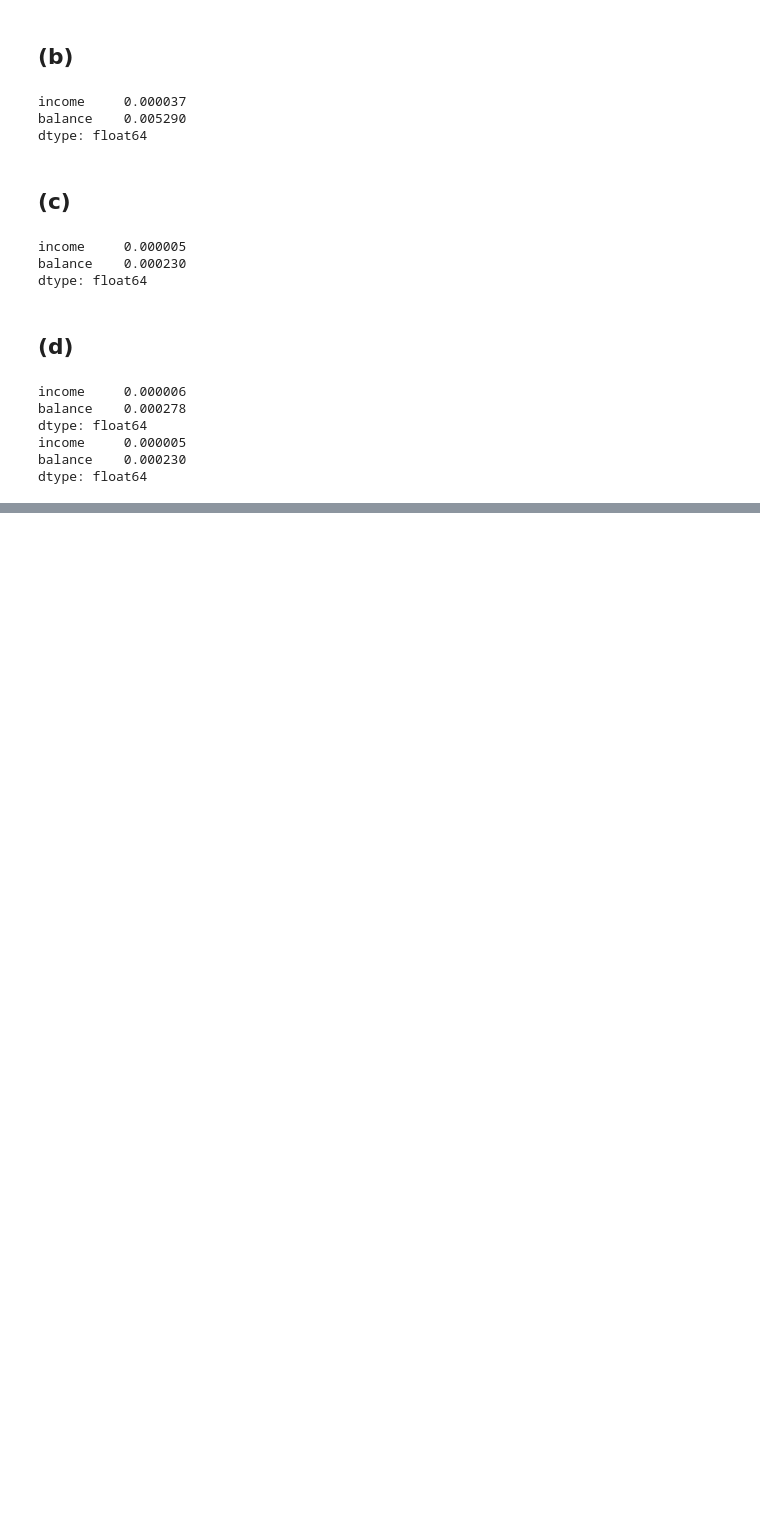
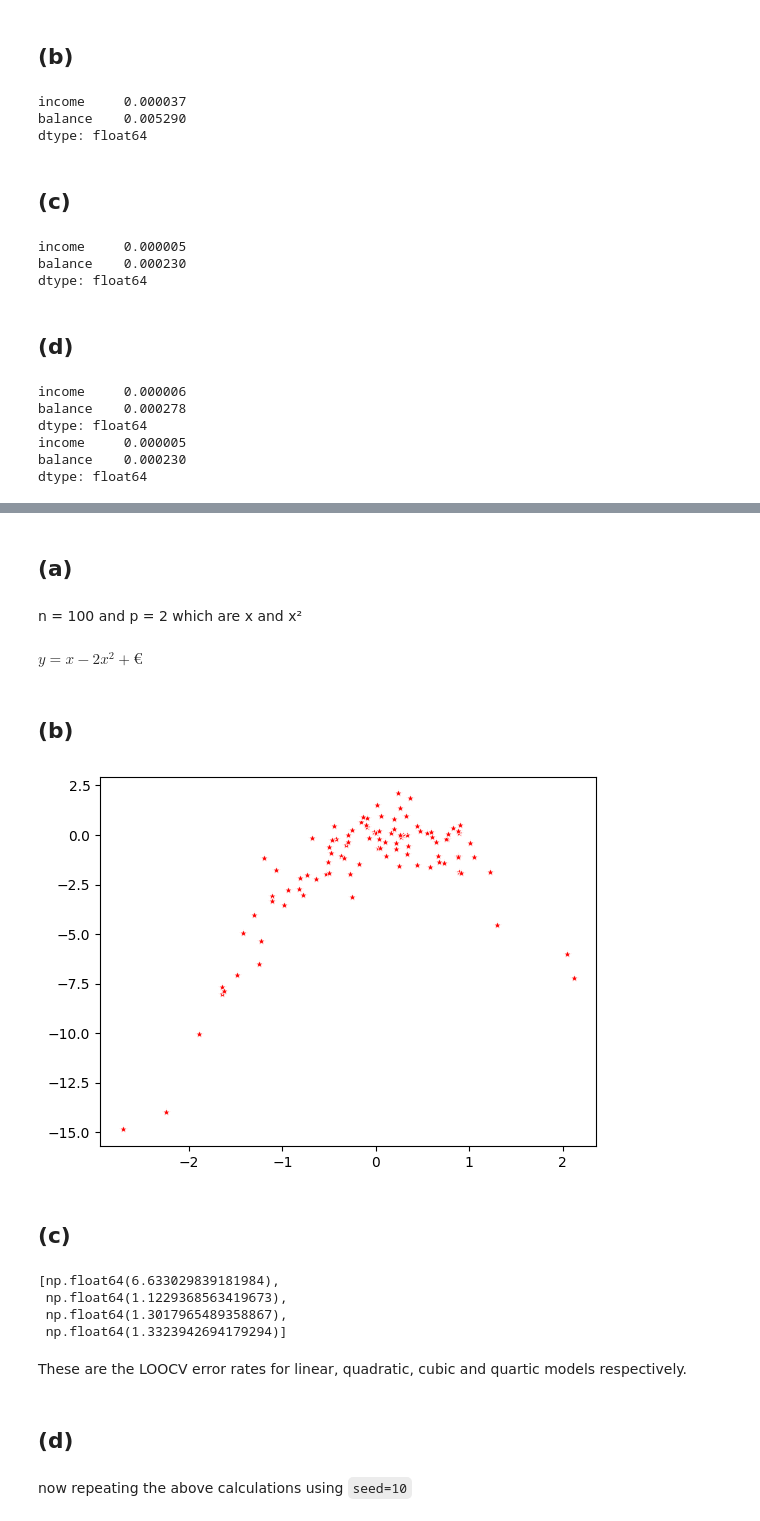
Before and after one commit to sandeshach987/ISLP, a Jupyter notebook: Chapter_5/exercise_5.ipynb, the cells around one changed output, grey strips where cells are left out. Cells and saved outputs as stored; diff of their text form; code cells hidden in the pictures; blank space fills up the shorter version.

```diff
--- a/Chapter_5/exercise_5.ipynb
+++ b/Chapter_5/exercise_5.ipynb
@@ -204,0 +305,41 @@ dtype: float64
+# %% [markdown]
+## (a)
+# %%
+rng = np.random.default_rng(1)
+x = rng.normal(size=100)
+y = x - 2 * x**2 + rng.normal(size=100)
+# %% [markdown]
+n = 100 and p = 2 which are x and x²
+# %% [markdown]
+$ y = x - 2x^2 + € $
+# %% [markdown]
+## (b)
+# %%
+sns.scatterplot(x=x, y=y, color='red', marker='*')
+plt.show()
+# %% [output]
+[figure, added]
+# %% [markdown]
+## (c)
+# %%
+x = x.reshape(-1,1)
+seed = 1
+cv = KFold(n_splits=x.shape[0], random_state=seed, shuffle=True)
+err = []
+for i in range(1,5):
+    model = make_pipeline(PolynomialFeatures(degree=i, include_bias=False), LinearRegression())
+    cv_results = cross_validate(model, x, y, cv=cv, scoring='neg_mean_squared_error')
+    er1 = -np.mean(cv_results['test_score'])
+    err.append(er1)
+err
+# %% [output]
+[np.float64(6.633029839181984),
+ np.float64(1.1229368563419673),
+ np.float64(1.3017965489358867),
+ np.float64(1.3323942694179294)]
+# %% [markdown]
+These are the LOOCV error rates for linear, quadratic, cubic and quartic models respectively.
+# %% [markdown]
+## (d)
+# %% [markdown]
+now repeating the above calculations using `seed=10`
```
Also changed, not shown: parts of 24 cells of this notebook.
